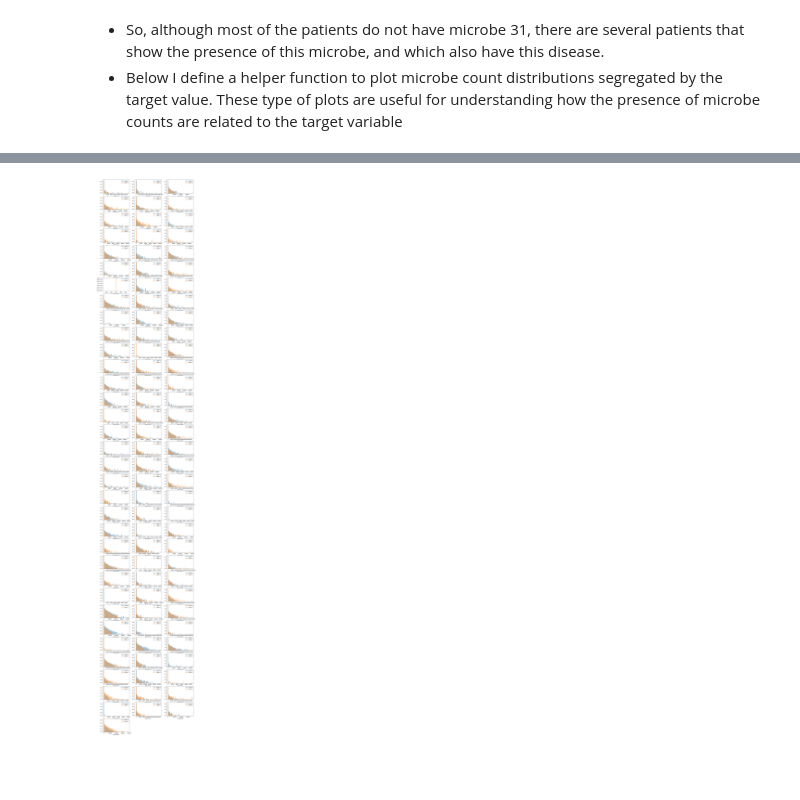
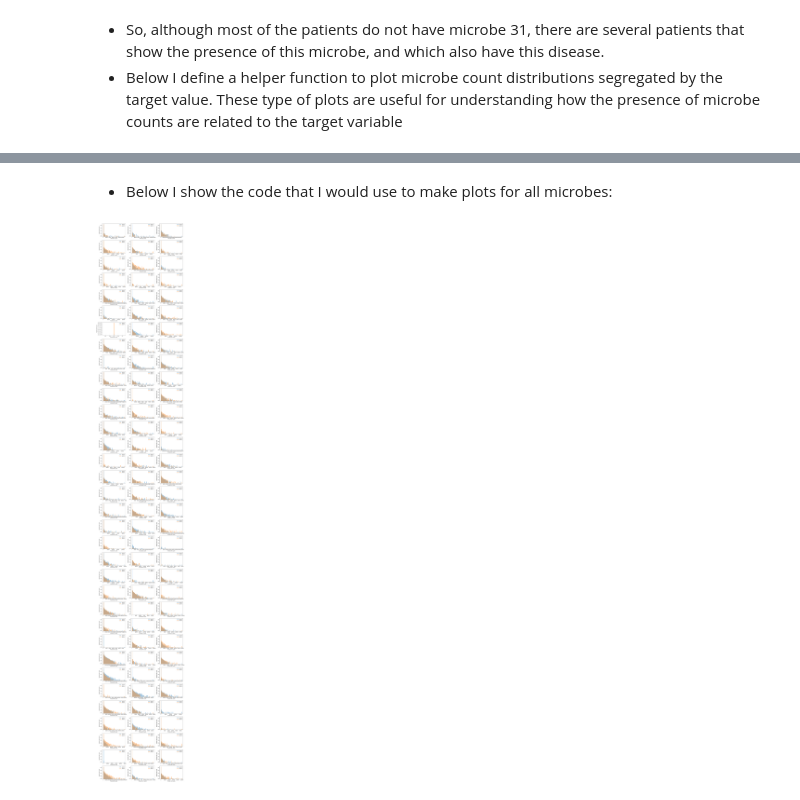
Before and after one commit to leoEspin/viome, a Jupyter notebook: viome dataset.ipynb, the cells around one changed output, grey strips where cells are left out. Drawn from its saved outputs; the diff is of its cells as text; code cells hidden in the pictures; blank space fills up the shorter version.

```diff
--- a/viome dataset.ipynb
+++ b/viome dataset.ipynb
@@ -221,7 +203,15 @@ Name: 31, dtype: int64
+# %% [markdown]
+* Below I show the code that I would use to make plots for all microbes:
 # %%
+batch=102
+batch_count=0
 plt.figure(figsize=(16,100))
-for i in range(100):
-    plt.subplot(34, 3, i+1)
+j=1
+for i in range(batch_count*batch,(batch_count+1)*batch):
+    plt.subplot(34, 3, j)
+    j+=1
     segregatedPlot(train,microbes[i])
+plt.tight_layout();
+batch_count+=1
 # %% [output]
-[figure, old version]
+[figure, new version]
```
Also changed, not shown: parts of 3 cells of this notebook.
